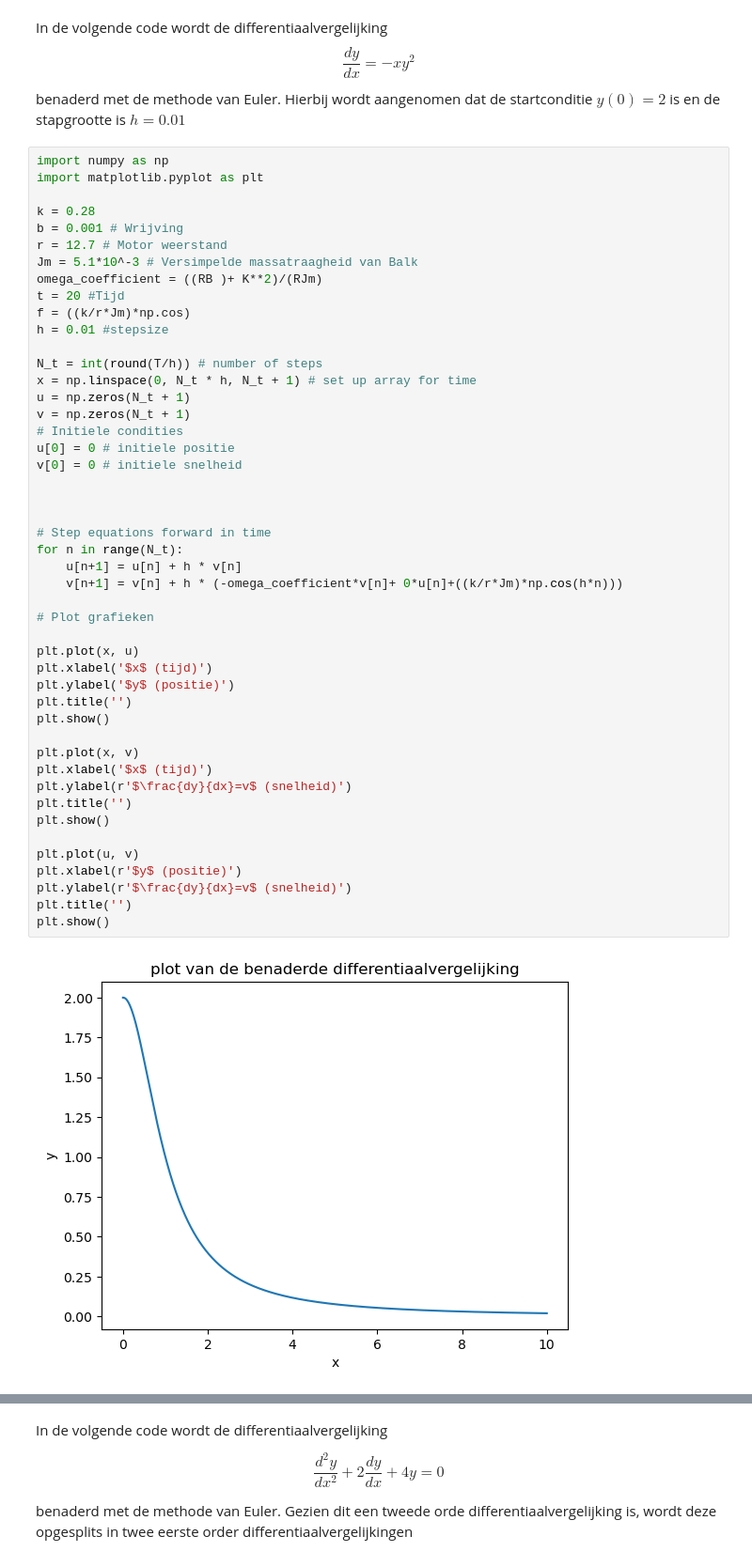
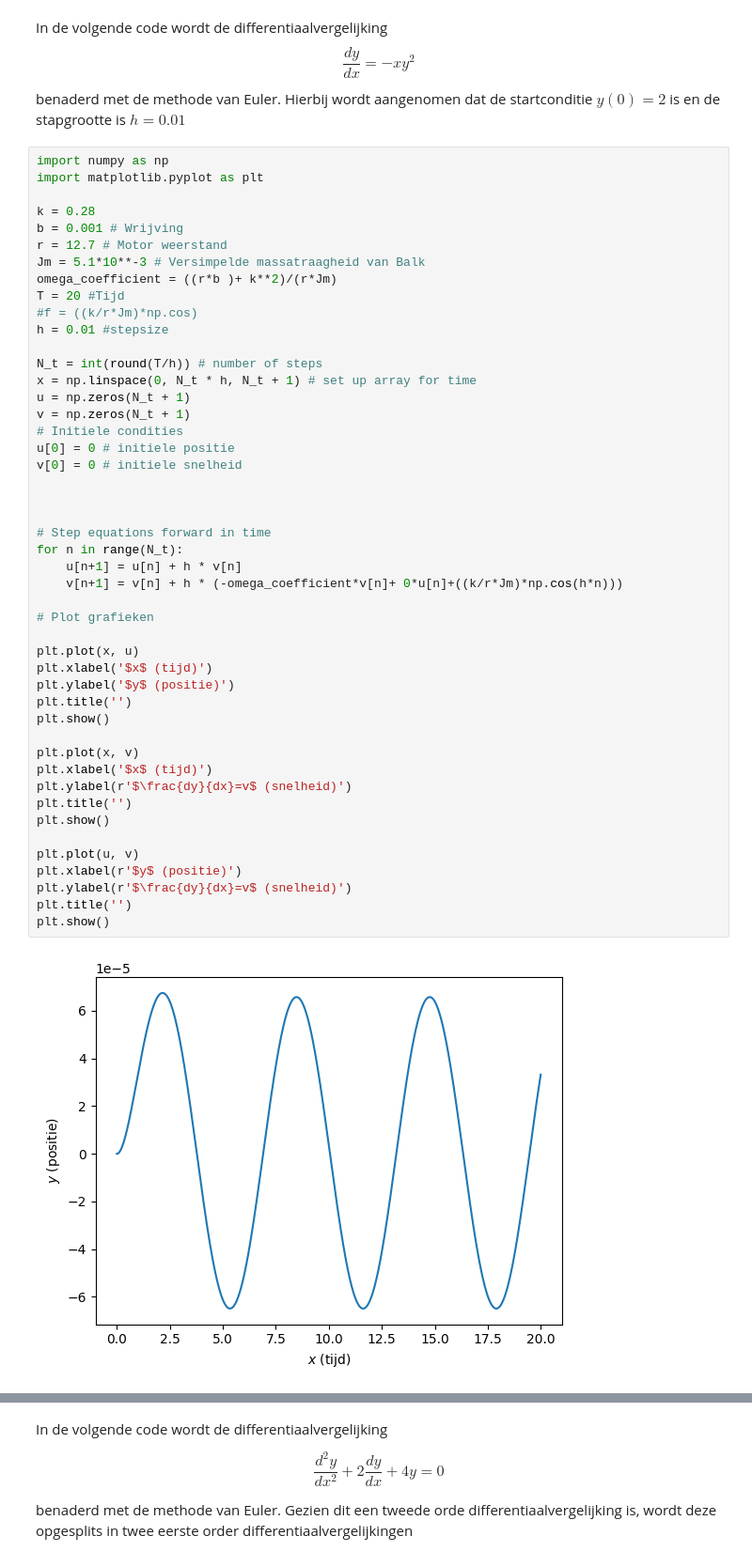
Before and after one commit to TijnAltenaAO/PID, a Jupyter notebook: Tijddomein Ballbeam.ipynb, the cells around one changed output, grey strips where cells are left out. Shown at 94% size. Drawn from its saved outputs; the diff is of its cells as text.

```diff
--- a/Tijddomein Ballbeam.ipynb
+++ b/Tijddomein Ballbeam.ipynb
@@ -9,10 +9,10 @@ import matplotlib.pyplot as plt
 k = 0.28
 b = 0.001 # Wrijving
 r = 12.7 # Motor weerstand
-Jm = 5.1*10^-3 # Versimpelde massatraagheid van Balk
-omega_coefficient = ((RB )+ K**2)/(RJm)
-t = 20 #Tijd
-f = ((k/r*Jm)*np.cos)
+Jm = 5.1*10**-3 # Versimpelde massatraagheid van Balk
+omega_coefficient = ((r*b )+ k**2)/(r*Jm)
+T = 20 #Tijd
+#f = ((k/r*Jm)*np.cos)
 h = 0.01 #stepsize
 
 N_t = int(round(T/h)) # number of steps
@@ -23,31 +23,31 @@ v = np.zeros(N_t + 1)
 u[0] = 0 # initiele positie
 v[0] = 0 # initiele snelheid
 
 
 
 # Step equations forward in time
 for n in range(N_t):
     u[n+1] = u[n] + h * v[n]
     v[n+1] = v[n] + h * (-omega_coefficient*v[n]+ 0*u[n]+((k/r*Jm)*np.cos(h*n)))
 
 # Plot grafieken
 
 plt.plot(x, u)
 plt.xlabel('$x$ (tijd)')
 plt.ylabel('$y$ (positie)')
 plt.title('')
 plt.show()
 
 plt.plot(x, v)
 plt.xlabel('$x$ (tijd)')
 plt.ylabel(r'$\frac{dy}{dx}=v$ (snelheid)')
 plt.title('')
 plt.show()
 
 plt.plot(u, v)
 plt.xlabel(r'$y$ (positie)')
 plt.ylabel(r'$\frac{dy}{dx}=v$ (snelheid)')
 plt.title('')
 plt.show()
 # %% [output]
-[figure, old version]
+[figure, new version]
```
Also changed, not shown: parts of 1 cell of this notebook.
